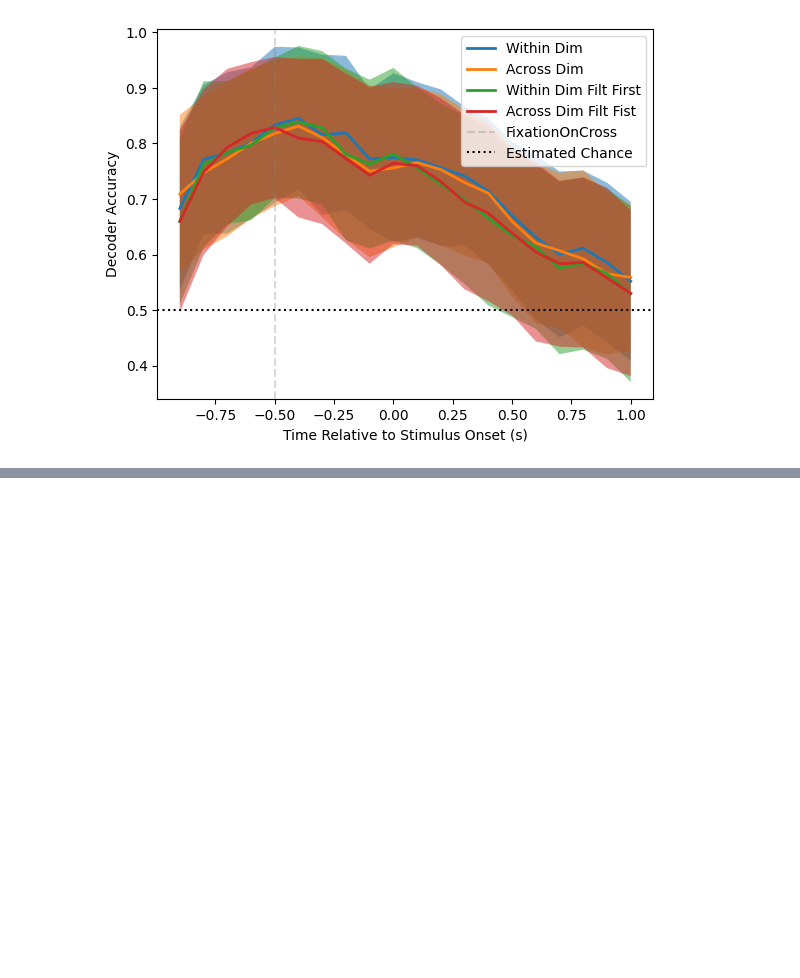
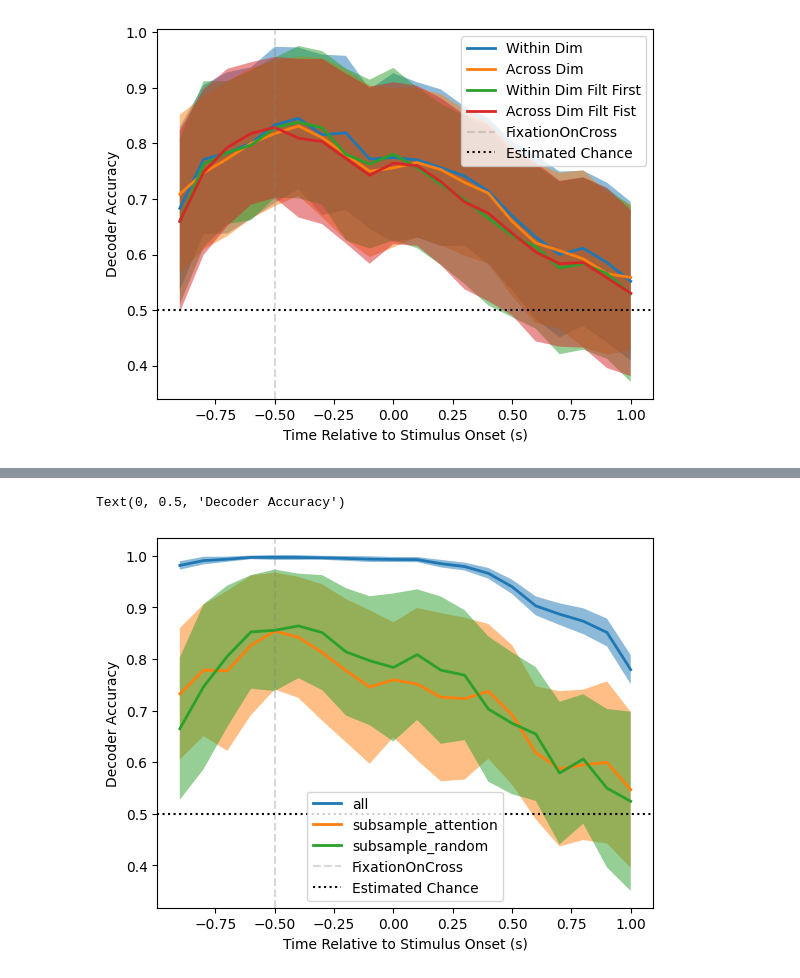
Before and after one commit to pqz317/wcst_decode, a Jupyter notebook: notebooks/20240701_visualize_ccgp_confidence.ipynb, the cells around one changed output, grey strips where cells are left out. Drawn from its saved outputs; the diff is of its cells as text; code cells hidden in the pictures; blank space fills up the shorter version.

Commit message:
run conf on fb interval

```diff
--- a/notebooks/20240701_visualize_ccgp_confidence.ipynb
+++ b/notebooks/20240701_visualize_ccgp_confidence.ipynb
@@ -139,0 +145,33 @@ Text(0, 0.5, 'Decoder Accuracy')
+# %%
+res_dict = {}
+for mode in ["all", "subsample_attention", "subsample_random"]:
+    accs = []
+    for i in range(8):
+        acc = np.load(os.path.join(OUTPUT_DIR, f"ccgp_confidence_overall_{mode}_seed_{i}_test_accs.npy"))
+        accs.append(acc)
+    accs = np.hstack(accs)
+    res_dict[mode] = accs
+# %%
+fig, ax = plt.subplots()
+for mode in ["all", "subsample_attention", "subsample_random"]:
+    accs = res_dict[mode]
+    visualization_utils.visualize_accuracy_across_time_bins(
+        accs,
+        PRE_INTERVAL / 1000, POST_INTERVAL / 1000, INTERVAL_SIZE / 1000,  # by default these are in seconds
+        ax,
+        label=mode,
+        right_align=True,
+    )
+
+# # add grey band for selection period
+# ax.axvspan(-0.8, 0, alpha=0.3, color='gray')
+# # add dotted line for feedback start
+ax.axvline(-0.5, alpha=0.3, color='gray', linestyle='dashed', label="FixationOnCross")
+# # add estimated chance
+ax.axhline(1/2, color='black', linestyle='dotted', label="Estimated Chance")
+ax.legend()
+ax.set_xlabel("Time Relative to Stimulus Onset (s)")
+ax.set_ylabel("Decoder Accuracy")
+# %% [output]
+Text(0, 0.5, 'Decoder Accuracy')
+[figure, added]
```
Also changed, not shown: parts of 1 cell of this notebook, 2 other files.
